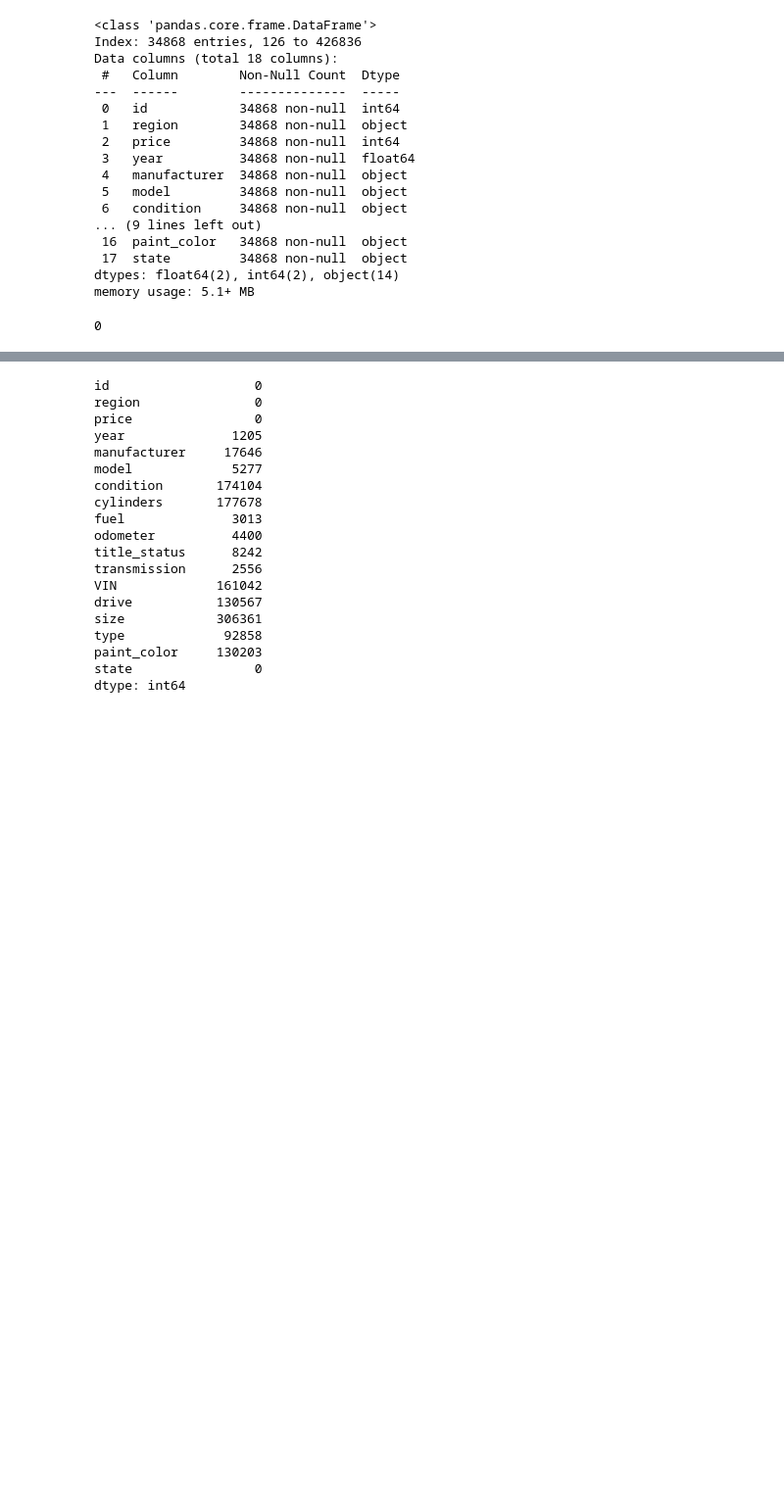
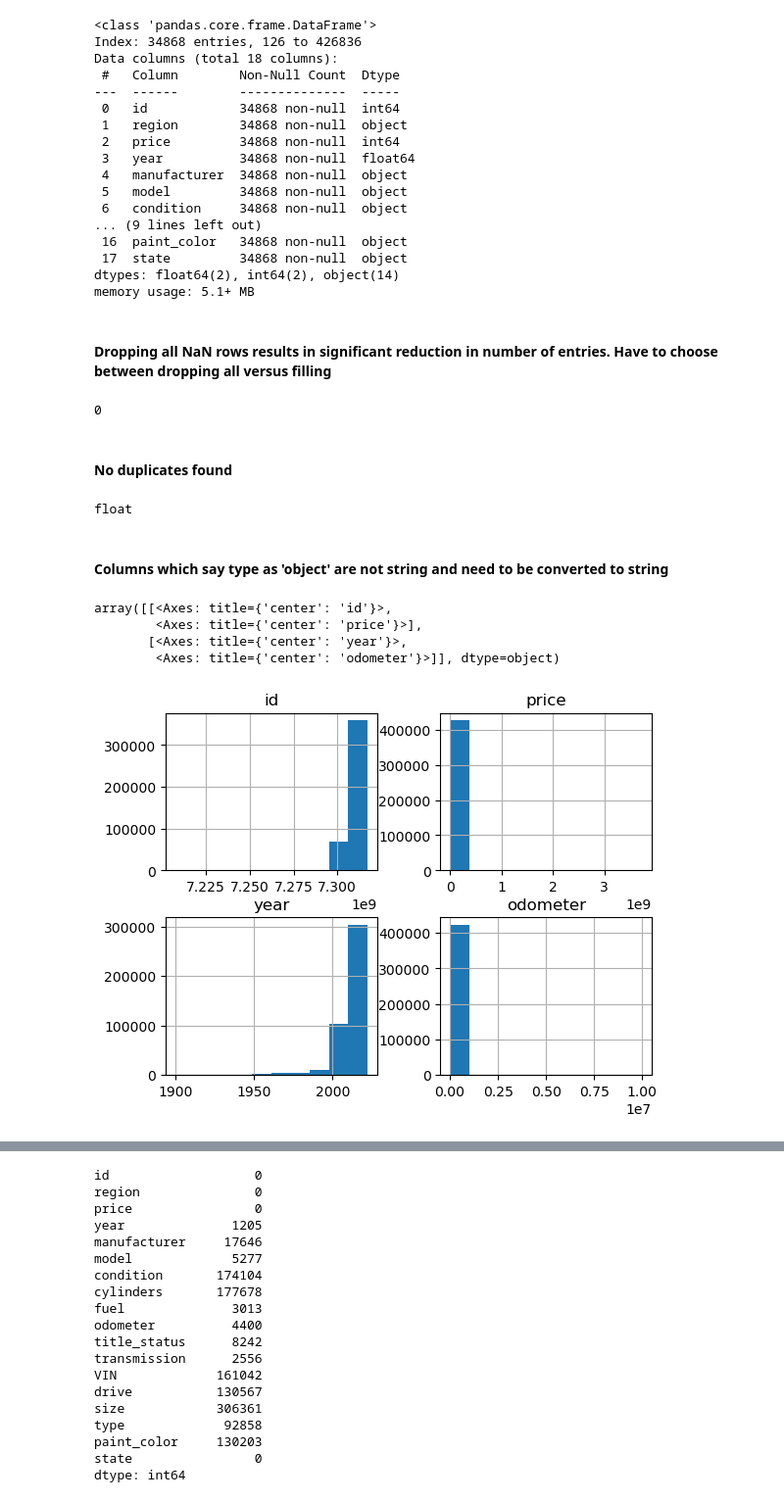
Before and after one commit to archana-rg/ml-practical-apps, a Jupyter notebook: used_car_price/used_car_price.ipynb, the cells around one changed output, grey strips where cells are left out. Shown at 98% size. Drawn from its saved outputs; the diff is of its cells as text; code cells hidden in the pictures; blank space fills up the shorter version.

```diff
--- a/used_car_price/used_car_price.ipynb
+++ b/used_car_price/used_car_price.ipynb
@@ -118,7 +125,25 @@ Data columns (total 18 columns):
  17  state         34868 non-null  object
 dtypes: float64(2), int64(2), object(14)
 memory usage: 5.1+ MB
+# %% [markdown]
+#### Dropping all NaN rows results in significant reduction in number of entries. Have to choose between dropping all versus filling
 # %%
 used_cars.duplicated().sum()
 # %% [output]
 0
+# %% [markdown]
+#### No duplicates found
+# %%
+type(used_cars[['size']].iloc[0,0])
+# %% [output]
+float
+# %% [markdown]
+#### Columns which say type as 'object' are not string and need to be converted to string
+# %%
+used_cars.hist()
+# %% [output]
+array([[<Axes: title={'center': 'id'}>,
+        <Axes: title={'center': 'price'}>],
+       [<Axes: title={'center': 'year'}>,
+        <Axes: title={'center': 'odometer'}>]], dtype=object)
+[figure, added]
```
Also changed, not shown: parts of 188 cells of this notebook.
